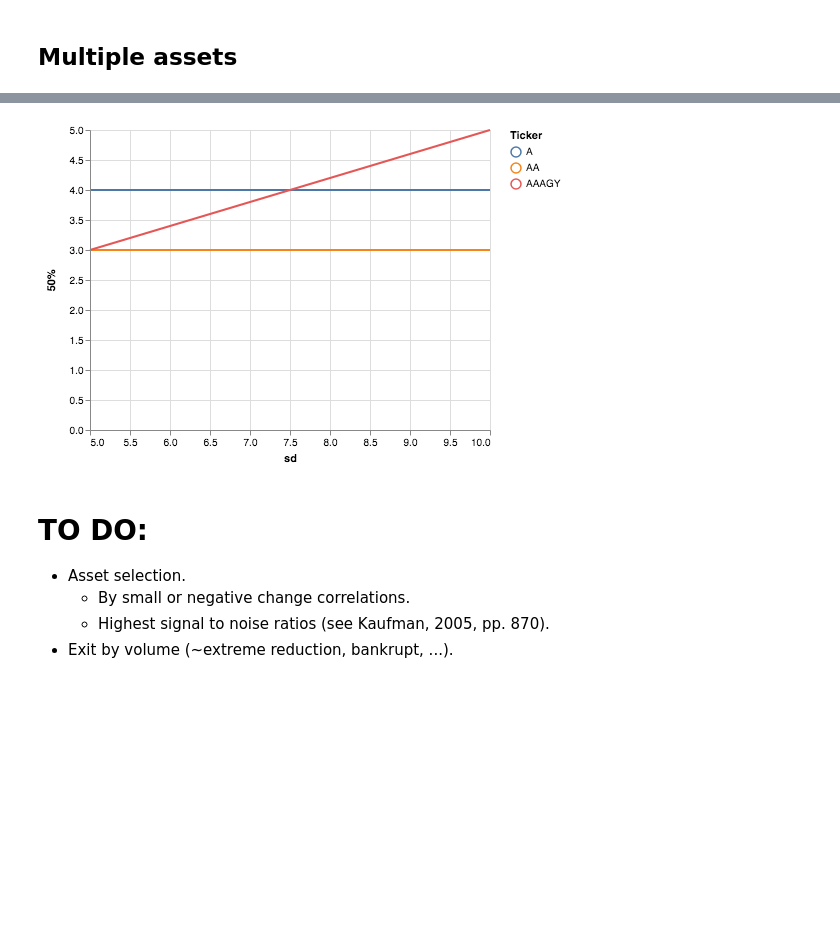
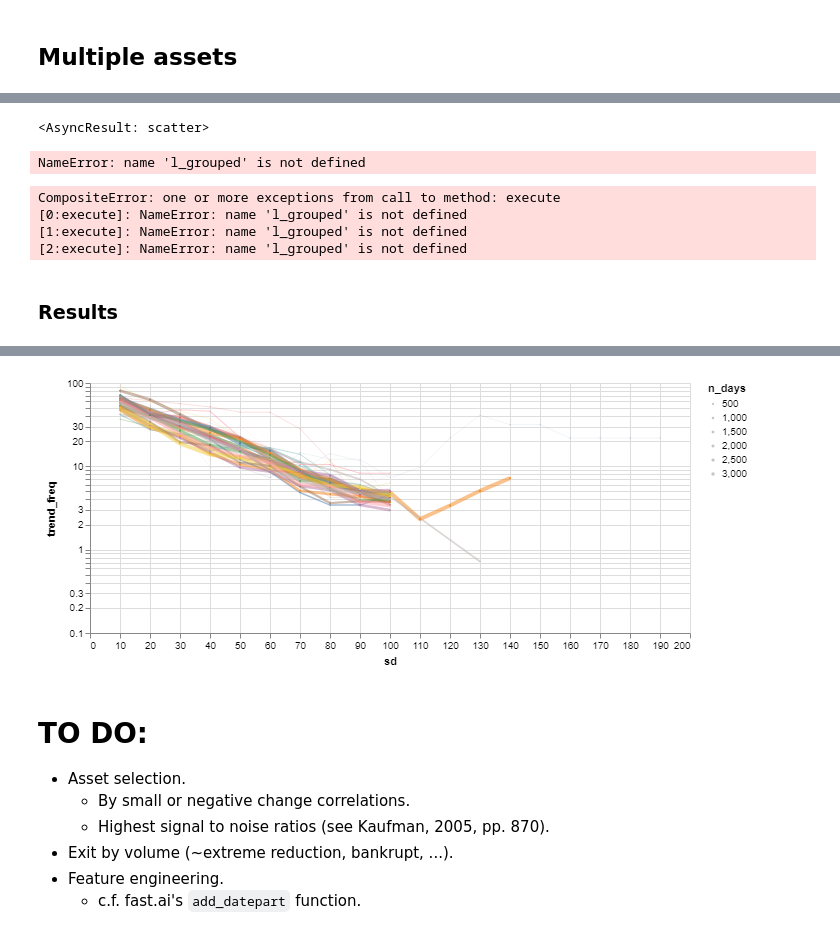
Before and after one commit to peerchen/trend-following-1, a Jupyter notebook: Finding the Trends.ipynb, the cells around one changed output, grey strips where cells are left out. Cells and saved outputs as stored; diff of their text form; code cells hidden in the pictures; blank space fills up the shorter version.

Commit message:
Finding the trend...

```diff
--- a/Finding the Trends.ipynb
+++ b/Finding the Trends.ipynb
@@ -315,4 +255,4 @@ print(len(price), 'days.')
 # %%
-trends = find_trends(price, sd=10.)
+trends = find_trends(price, sd=10., N=1500)
 plot_trends(trends, ticker)
 # %% [output]
@@ -367,9 +362,10 @@ sum_trends[['count']].plot()
 # %%
-sds = np.arange(5, 15, step=10)
+grouped = prices.loc[np.random.choice(tickers, size=5)].groupby('Ticker')
 
-results = []
-grouped = prices.loc[np.random.choice(tickers, size=5)].groupby('Ticker')
-for name, group in tqdm_notebook(grouped):
+def aux_sum_trend(gr_item):
+    sds = np.arange(5, 20, step=5)
+    group, name = gr_item
     sum_trends = pd.concat([summarise_trends(group, s) for s in sds], axis=0)
     sum_trends = sum_trends.assign(Ticker=name)
-    results.append(sum_trends)
+
+    return sum_trends
@@ -379,20 +372,37 @@ BKSC
-# %%
-results = pd.concat(results, axis=0)
-results
+# %%
+dview.scatter('l_grouped', list(grouped))
+# %% [output]
+<AsyncResult: scatter>
+# %%
+%%px
+y = [aux_sum_trend(i) for i in l_grouped]
+# %% [output]
+NameError: name 'l_grouped' is not defined
+CompositeError: one or more exceptions from call to method: execute
+[0:execute]: NameError: name 'l_grouped' is not defined
+[1:execute]: NameError: name 'l_grouped' is not defined
+[2:execute]: NameError: name 'l_grouped' is not defined
+# %% [markdown]
+### Results
+# %%
+results_df = pd.concat(results, axis=0, sort=True)
+results_df = results_df.assign(trend_freq=364.25*results_df['count'].astype(np.float64)/results_df.n_days.astype(np.float64))
 # %%
 import altair as alt
 alt.renderers.enable('notebook')
-alt.Chart(results.reset_index()).mark_line().encode(
+alt.Chart(results_df.reset_index()).mark_line(point=True, opacity=0.5).encode(
     x='sd',
-    y='50%',
-    color='Ticker'
+    y=alt.Y('trend_freq', scale=alt.Scale(type='log')), #y='trend_freq',
+    color=alt.Color('Ticker', legend=None),
+    size='n_days',
+    tooltip=['Ticker', 'max', 'min', '50%', 'mean', 'count', 'n_days']
 ).properties(
-    width=1200,
-    height=400
+    width=600,
+    height=250
 ).interactive()
 # %% [output]
 [interactive output not drawn]
-[figure, old version]
+[figure, new version]
 # %% [markdown]
 # TO DO:
 
@@ -400,3 +410,5 @@ alt.Chart(results.reset_index()).mark_line().encode(
   * By small or negative change correlations.
   * Highest signal to noise ratios (see Kaufman, 2005, pp. 870).
 * Exit by volume (~extreme reduction, bankrupt, ...).
+* Feature engineering.
+  * c.f. fast.ai's `add_datepart` function.
```
Also changed, not shown: parts of 36 cells of this notebook, 2 other files.
